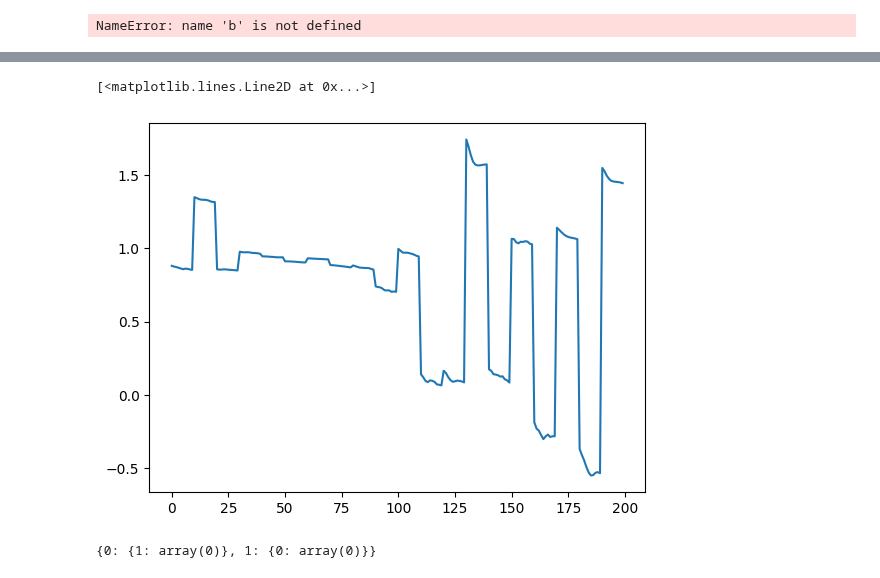
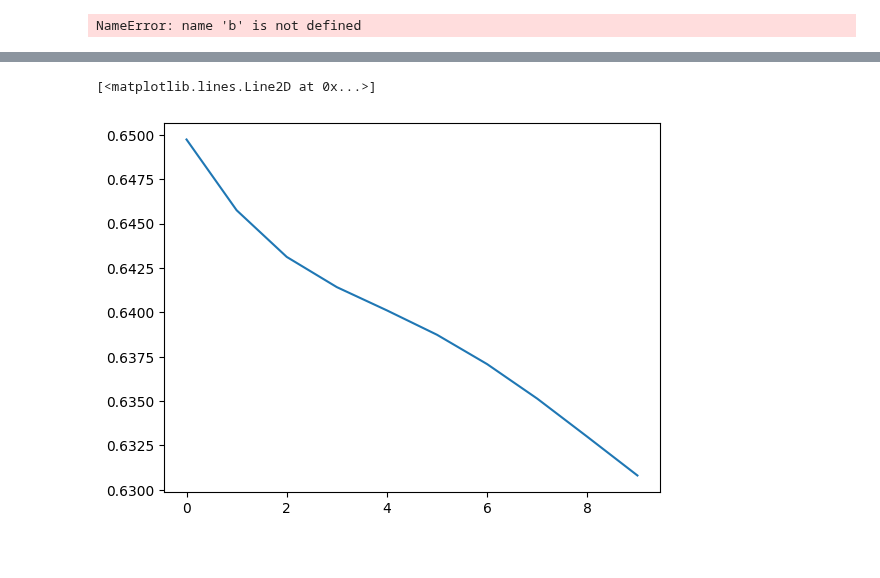
Before and after one commit to i4ata/BScProject, a Jupyter notebook: ppo_negotiation_rec_2/PPO_negotiation_tryouts.ipynb, the cells around one changed output, grey strips where cells are left out. Cells and saved outputs as stored; diff of their text form; code cells hidden in the pictures.

```diff
--- a/ppo_negotiation_rec_2/PPO_negotiation_tryouts.ipynb
+++ b/ppo_negotiation_rec_2/PPO_negotiation_tryouts.ipynb
@@ -18,9 +18,10 @@ from rice_nego import Rice
 import matplotlib.pyplot as plt
 import seaborn as sns
 from tqdm import tqdm
+# %%
+def create_agent(env, state, id):
+    return Agent(len(state[id]['features']), env.action_space[id], env.num_regions, id = id)
 # %%
-# envs_2_regions = [Rice(region_yamls_filename='2_region_yamls/') for _ in range(5)]
-# initial_state_2 = envs_2_regions[0].reset()
-
-# envs_4_regions = [Rice(region_yamls_filename='identical_region_yamls/') for _ in range(5)]
-# initial_state_4 = envs_4_regions[0].reset()
+envs = [Rice(id = i, region_yamls_filename='2_region_yamls', num_discrete_action_levels=5) for i in range(5)]
+initial_state = envs[0].reset()
+agents = [create_agent(envs[0], initial_state, agent_id) for agent_id in range(envs[0].num_regions)]
@@ -286,9 +128,5 @@ states[0]
 # %%
-plt.plot(agents[1].nets['negotiationNet'].loss_collection)
+plt.plot(agents[1].nets['proposalNet'].loss_collection)
 # %% [output]
 [<matplotlib.lines.Line2D at 0x...>]
-[figure, old version]
+[figure, new version]
-# %%
-envs[0].decisions
-# %% [output]
-{0: {1: array(0)}, 1: {0: array(0)}}
```
Also changed, not shown: parts of 24 cells of this notebook, 8 other files.
